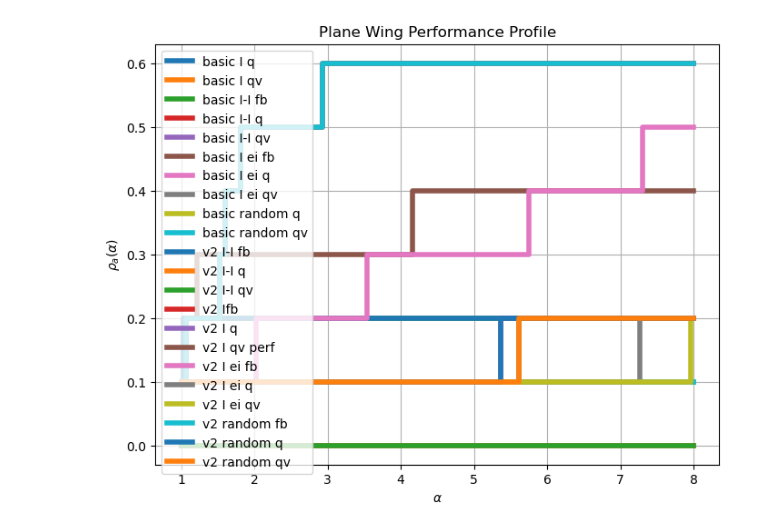
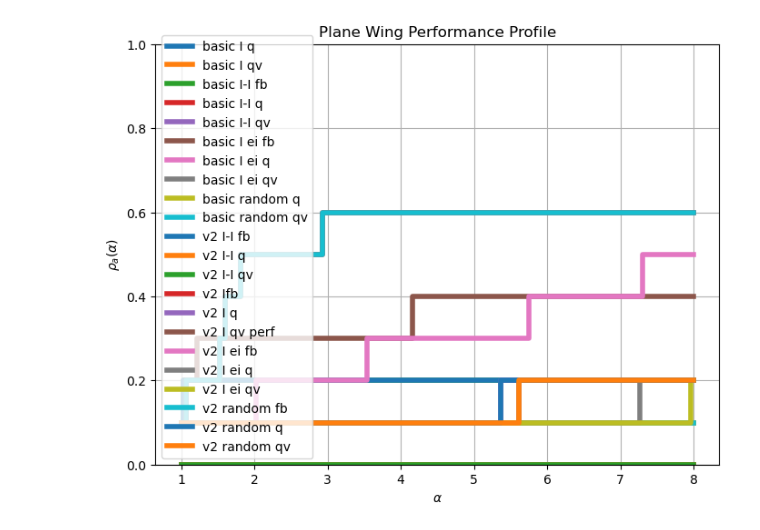
Before and after one commit to Drerrech/462_MBD, a Jupyter notebook: project/planeWing.ipynb, the cells around one changed output. Cells and saved outputs as stored; diff of their text form; code cells hidden in the pictures.

```diff
--- a/project/planeWing.ipynb
+++ b/project/planeWing.ipynb
@@ -115,31 +115,33 @@ plt.plot(ap_basic_I_ei_qv_perf, drawstyle='steps-post',label="basic I ei qv",lin
 #DNE plt.plot(ap_basic_I_fb_perf,drawstyle='steps-post',label="basic random fb",linewidth=lw)#
 plt.plot(ap_basic_I_q_perf, drawstyle='steps-post', label="basic random q",linewidth=lw)
 plt.plot(ap_basic_I_qv_perf, drawstyle='steps-post',label="basic random qv",linewidth=lw)#
 
 # v2
 plt.plot(ap_v2_II_fb_perf,drawstyle='steps-post', label="v2 I-I fb",linewidth=lw)#
 plt.plot(ap_v2_II_q_perf, drawstyle='steps-post', label="v2 I-I q",linewidth=lw)#
 plt.plot(ap_v2_II_qv_perf,drawstyle='steps-post',label="v2 I-I qv",linewidth=lw)#
 
 plt.plot(ap_v2_I_fb_perf, drawstyle='steps-post', label="v2 Ifb",linewidth=lw)
 plt.plot(ap_v2_I_q_perf, drawstyle='steps-post', label="v2 I q",linewidth=lw)
 plt.plot(ap_v2_I_qv_perf,drawstyle='steps-post', label="v2 I qv perf",linewidth=lw)#
 
 plt.plot(ap_v2_I_ei_fb_perf, drawstyle='steps-post', label="v2 I ei fb",linewidth=lw)#
 plt.plot(ap_v2_I_ei_q_perf, drawstyle='steps-post', label="v2 I ei q",linewidth=lw)#
 plt.plot(ap_v2_I_ei_qv_perf,drawstyle='steps-post', label="v2 I ei qv",linewidth=lw)#
 
 plt.plot(ap_v2_I_fb_perf,drawstyle='steps-post',label="v2 random fb",linewidth=lw)#
 plt.plot(ap_v2_I_q_perf, drawstyle='steps-post', label="v2 random q",linewidth=lw)
 plt.plot(ap_v2_I_qv_perf, drawstyle='steps-post',label="v2 random qv",linewidth=lw)#
 
 plt.legend()
 
 linewidth=3
+
 plt.xlabel(r'$\alpha$')
 plt.ylabel(r'$\rho_a(\alpha)$')
+plt.ylim(0, 1)
 plt.title('Plane Wing Performance Profile')
 plt.grid(True)
 plt.show()
 # %% [output]
-[figure, old version]
+[figure, new version]
```
Also changed, not shown: 3 other files.
